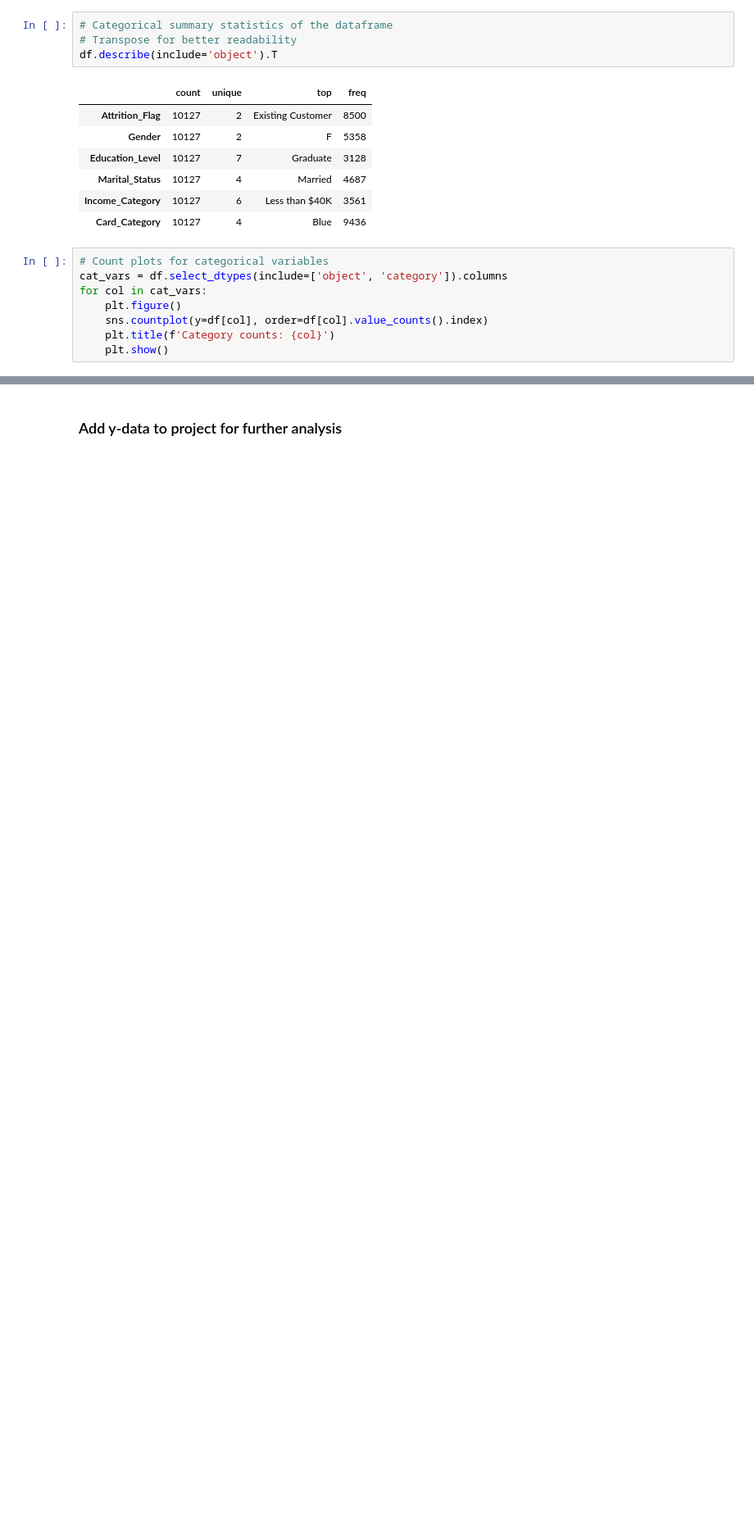
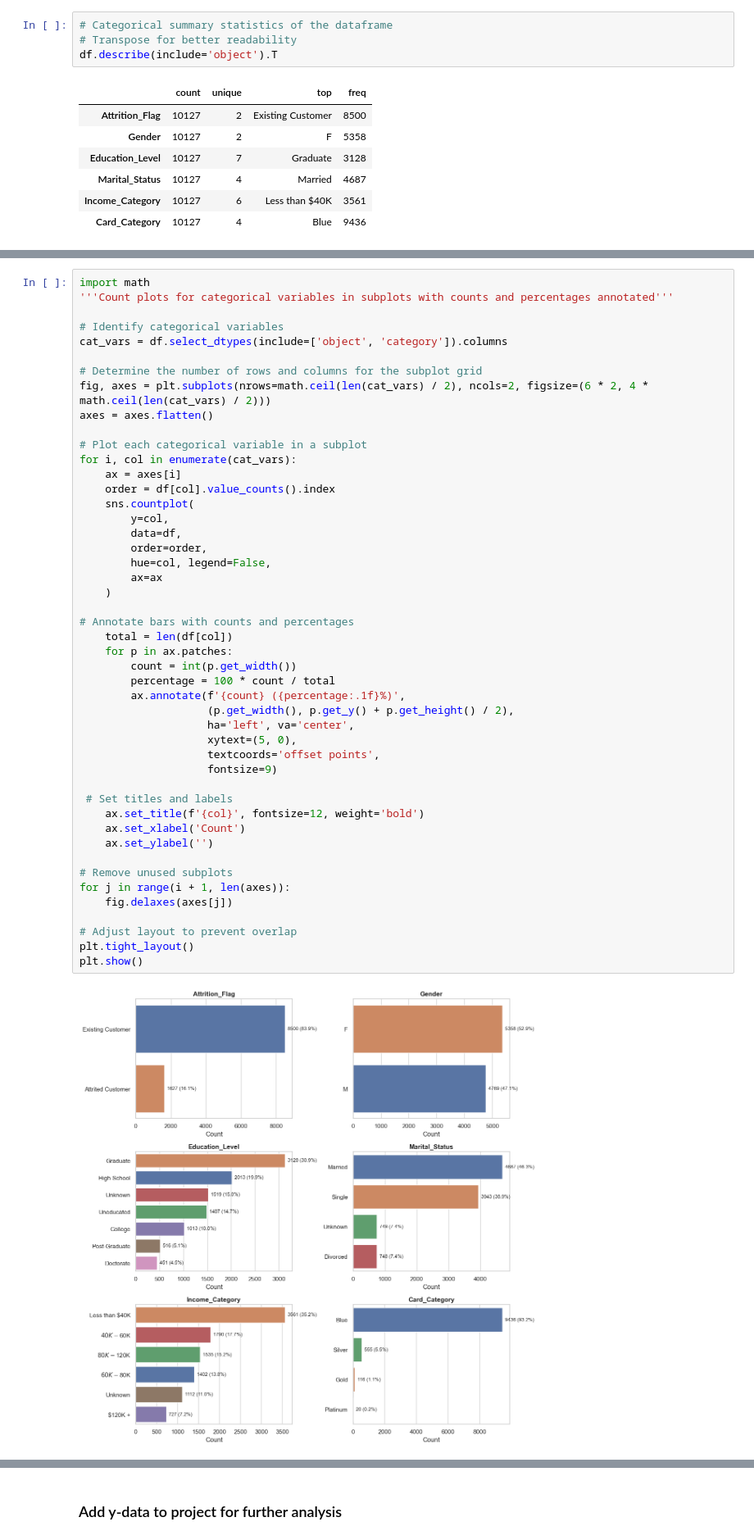
Before and after one commit to Mikeecee1/Team1_Hackathon, a Jupyter notebook: jupyter_notebooks/Extraction.ipynb, the cells around one changed output, grey strips where cells are left out. Shown at 82% size. Drawn from its saved outputs; the diff is of its cells as text; blank space fills up the shorter version.

```diff
--- a/jupyter_notebooks/Extraction.ipynb
+++ b/jupyter_notebooks/Extraction.ipynb
@@ -188,11 +311,3 @@ df.describe(include='object').T
 | Marital_Status | 10127 | 4 | Married | 4687 |
 | Income_Category | 10127 | 6 | Less than $40K | 3561 |
 | Card_Category | 10127 | 4 | Blue | 9436 |
-# %%
-# Count plots for categorical variables
-cat_vars = df.select_dtypes(include=['object', 'category']).columns
-for col in cat_vars:
-    plt.figure()
-    sns.countplot(y=df[col], order=df[col].value_counts().index)
-    plt.title(f'Category counts: {col}')
-    plt.show()
@@ -205,0 +314,49 @@ for col in cat_vars:
+# %%
+import math
+'''Count plots for categorical variables in subplots with counts and percentages annotated'''
+
+# Identify categorical variables
+cat_vars = df.select_dtypes(include=['object', 'category']).columns
+
+# Determine the number of rows and columns for the subplot grid
+fig, axes = plt.subplots(nrows=math.ceil(len(cat_vars) / 2), ncols=2, figsize=(6 * 2, 4 * math.ceil(len(cat_vars) / 2)))
+axes = axes.flatten()
+
+# Plot each categorical variable in a subplot
+for i, col in enumerate(cat_vars):
+    ax = axes[i]
+    order = df[col].value_counts().index
+    sns.countplot(
+        y=col,
+        data=df,
+        order=order,
+        hue=col, legend=False,
+        ax=ax
+    )
+
+# Annotate bars with counts and percentages
+    total = len(df[col])
+    for p in ax.patches:
+        count = int(p.get_width())
+        percentage = 100 * count / total
+        ax.annotate(f'{count} ({percentage:.1f}%)',
+                    (p.get_width(), p.get_y() + p.get_height() / 2),
+                    ha='left', va='center',
+                    xytext=(5, 0),
+                    textcoords='offset points',
+                    fontsize=9)
+
+ # Set titles and labels
+    ax.set_title(f'{col}', fontsize=12, weight='bold')
+    ax.set_xlabel('Count')
+    ax.set_ylabel('')
+
+# Remove unused subplots
+for j in range(i + 1, len(axes)):
+    fig.delaxes(axes[j])
+
+# Adjust layout to prevent overlap
+plt.tight_layout()
+plt.show()
+# %% [output]
+[figure, added]
```
Also changed, not shown: parts of 8 cells of this notebook, 3 other files.
